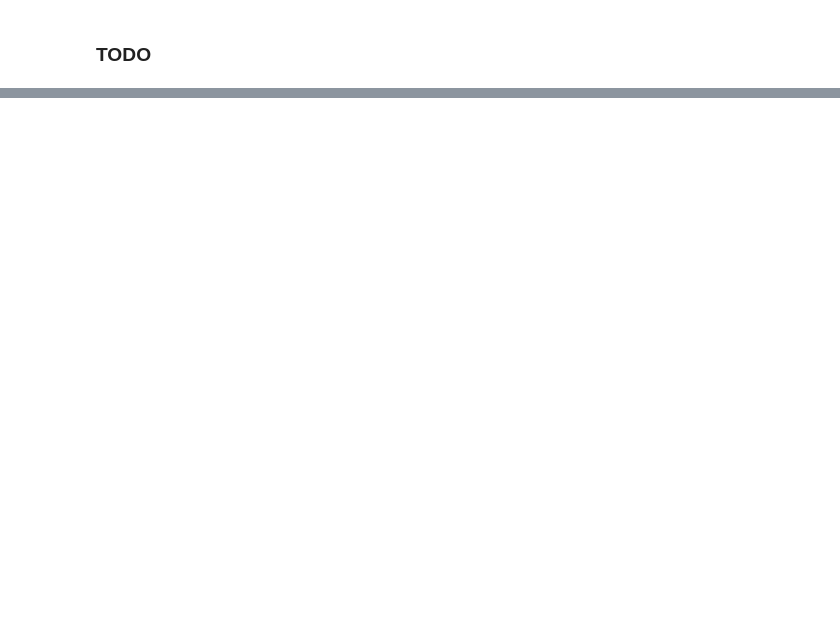
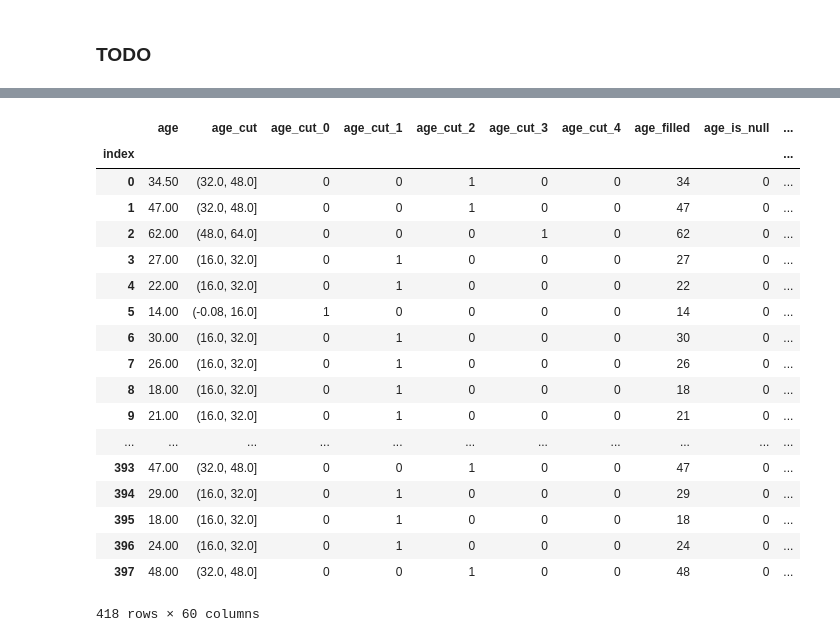
Before and after one commit to kiccho1101/kaggle-base, a Jupyter notebook: notebook/features.ipynb, the cells around one changed output, grey strips where cells are left out. Cells and saved outputs as stored; diff of their text form; code cells hidden in the pictures; blank space fills up the shorter version.

```diff
--- a/notebook/features.ipynb
+++ b/notebook/features.ipynb
@@ -19,5 +26,4 @@ import pandas as pd
 # %%
-pd.set_option("display.max_rows", 10000)
 combined = pd.concat([train, test], axis=0, sort=True)
-combined
+pd.get_dummies(combined["embarked"], )
 # %% [output]
@@ -46,0 +63,22 @@ Name: survived, dtype: int64
+# %%
+test
+# %% [output]
+|  | age | age_cut | age_cut_0 | age_cut_1 | age_cut_2 | age_cut_3 | age_cut_4 | age_filled | age_is_null | ... |
+| index |  |  |  |  |  |  |  |  |  | ... |
+| 0 | 34.50 | (32.0, 48.0] | 0 | 0 | 1 | 0 | 0 | 34 | 0 | ... |
+| 1 | 47.00 | (32.0, 48.0] | 0 | 0 | 1 | 0 | 0 | 47 | 0 | ... |
+| 2 | 62.00 | (48.0, 64.0] | 0 | 0 | 0 | 1 | 0 | 62 | 0 | ... |
+| 3 | 27.00 | (16.0, 32.0] | 0 | 1 | 0 | 0 | 0 | 27 | 0 | ... |
+| 4 | 22.00 | (16.0, 32.0] | 0 | 1 | 0 | 0 | 0 | 22 | 0 | ... |
+| 5 | 14.00 | (-0.08, 16.0] | 1 | 0 | 0 | 0 | 0 | 14 | 0 | ... |
+| 6 | 30.00 | (16.0, 32.0] | 0 | 1 | 0 | 0 | 0 | 30 | 0 | ... |
+| 7 | 26.00 | (16.0, 32.0] | 0 | 1 | 0 | 0 | 0 | 26 | 0 | ... |
+| 8 | 18.00 | (16.0, 32.0] | 0 | 1 | 0 | 0 | 0 | 18 | 0 | ... |
+| 9 | 21.00 | (16.0, 32.0] | 0 | 1 | 0 | 0 | 0 | 21 | 0 | ... |
+| ... | ... | ... | ... | ... | ... | ... | ... | ... | ... | ... |
+| 393 | 47.00 | (32.0, 48.0] | 0 | 0 | 1 | 0 | 0 | 47 | 0 | ... |
+| 394 | 29.00 | (16.0, 32.0] | 0 | 1 | 0 | 0 | 0 | 29 | 0 | ... |
+| 395 | 18.00 | (16.0, 32.0] | 0 | 1 | 0 | 0 | 0 | 18 | 0 | ... |
+| 396 | 24.00 | (16.0, 32.0] | 0 | 1 | 0 | 0 | 0 | 24 | 0 | ... |
+| 397 | 48.00 | (32.0, 48.0] | 0 | 0 | 1 | 0 | 0 | 48 | 0 | ... |
+418 rows × 60 columns
```
Also changed, not shown: parts of 5 cells of this notebook, 18 other files.
